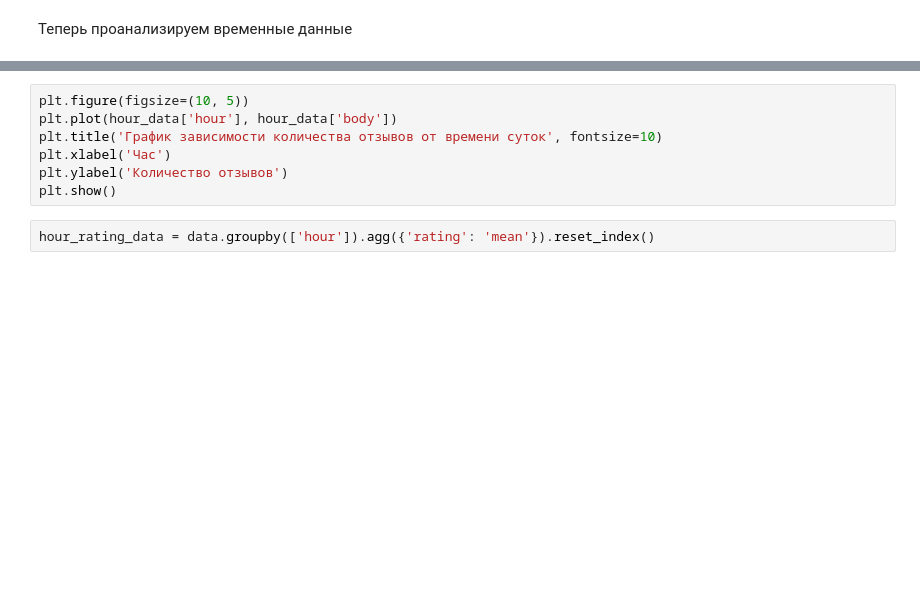
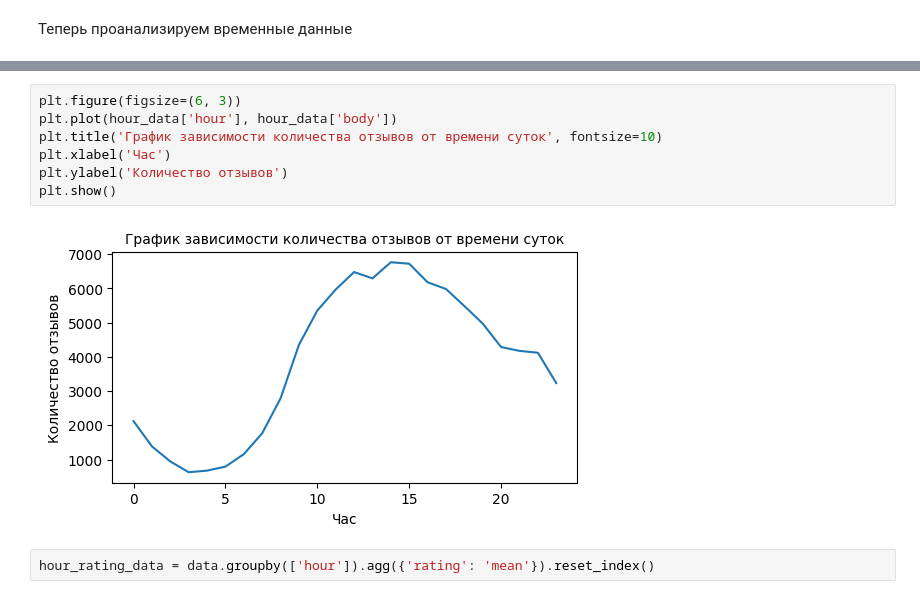
Before and after one commit to maykorablina/test-task-sber-ds-nlp, a Jupyter notebook: test_task.ipynb, the cells around one changed output, grey strips where cells are left out. Drawn from its saved outputs; the diff is of its cells as text; blank space fills up the shorter version.

```diff
--- a/test_task.ipynb
+++ b/test_task.ipynb
@@ -122,10 +202,12 @@ hour_data.head(5)
 # %%
-plt.figure(figsize=(10, 5))
+plt.figure(figsize=(6, 3))
 plt.plot(hour_data['hour'], hour_data['body'])
 plt.title('График зависимости количества отзывов от времени суток', fontsize=10)
 plt.xlabel('Час')
 plt.ylabel('Количество отзывов')
 plt.show()
+# %% [output]
+[figure, added]
 # %%
 hour_rating_data = data.groupby(['hour']).agg({'rating': 'mean'}).reset_index()
 # %%
```
Also changed, not shown: parts of 29 cells of this notebook.
